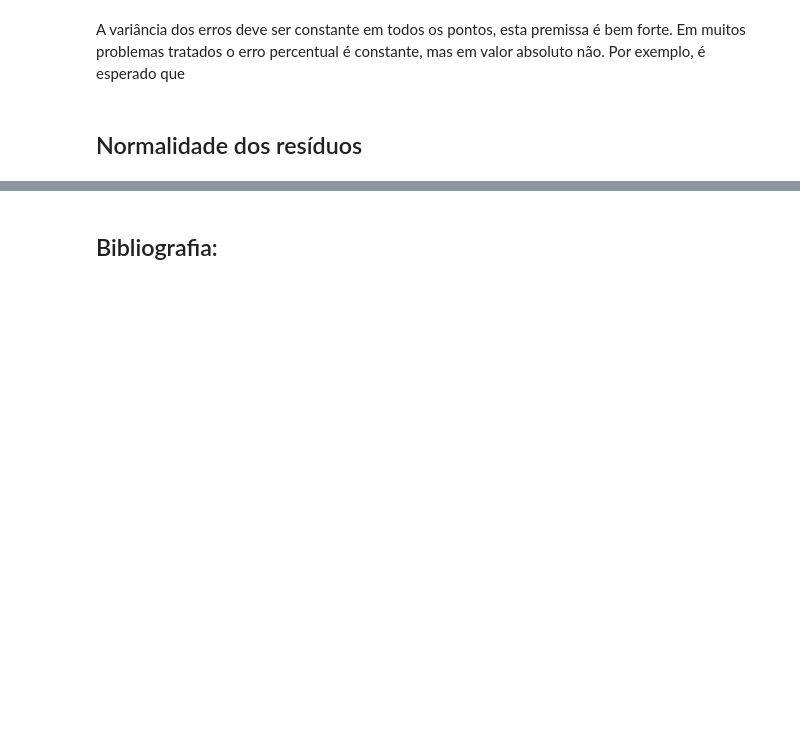
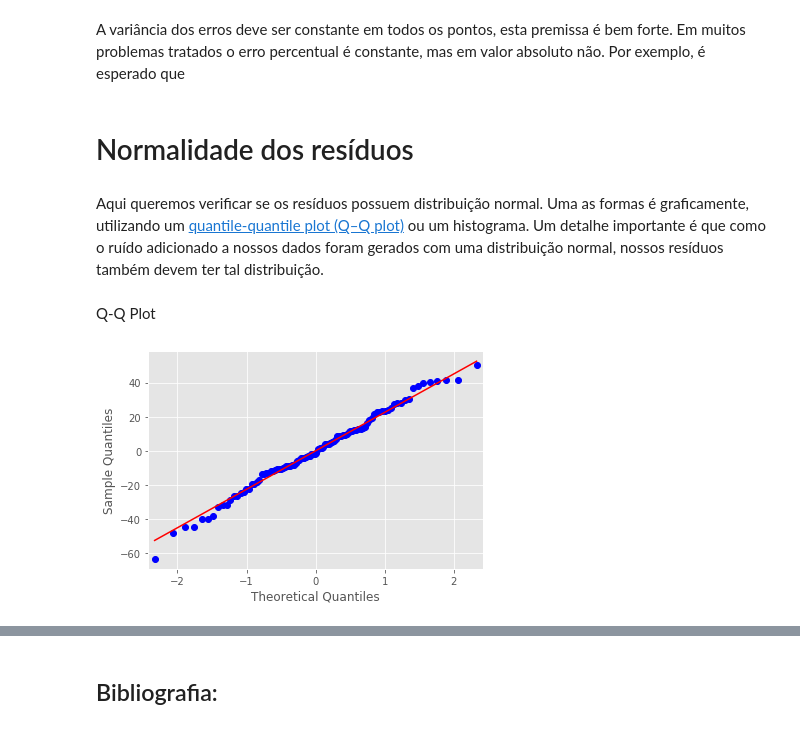
Before and after one commit to ricardozago/Notebooks-Jupyter, a Jupyter notebook: Regressão Linear.ipynb, the cells around one changed output, grey strips where cells are left out. Saved outputs shown, nothing was run; the diff lists cells and outputs as text; code cells hidden in the pictures; blank space fills up the shorter version.

Commit message:
Regressão Linear, adiciona teste de normalidade

```diff
--- a/Regressão Linear.ipynb
+++ b/Regressão Linear.ipynb
@@ -179,4 +187,13 @@ bg_results = sm.stats.diagnostic.acorr_breusch_godfrey(results, nlags = 1)
 # %% [markdown]
 A variância dos erros deve ser constante em todos os pontos, esta premissa é bem forte. Em muitos problemas tratados o erro percentual é constante, mas em valor absoluto não. Por exemplo, é esperado que
 # %% [markdown]
-## Normalidade dos resíduos
+# Normalidade dos resíduos
+# %% [markdown]
+Aqui queremos verificar se os resíduos possuem distribuição normal. Uma as formas é graficamente, utilizando um [quantile-quantile plot (Q–Q plot)](https://en.wikipedia.org/wiki/Q%E2%80%93Q_plot) ou um histograma. Um detalhe importante é que como o ruído adicionado a nossos dados foram gerados com uma distribuição normal, nossos resíduos também devem ter tal distribuição.
+# %% [markdown]
+Q-Q Plot
+# %%
+sm.qqplot(results.resid, line = 's')
+plt.show()
+# %% [output]
+[figure, added]
```
Also changed, not shown: parts of 9 cells of this notebook.
